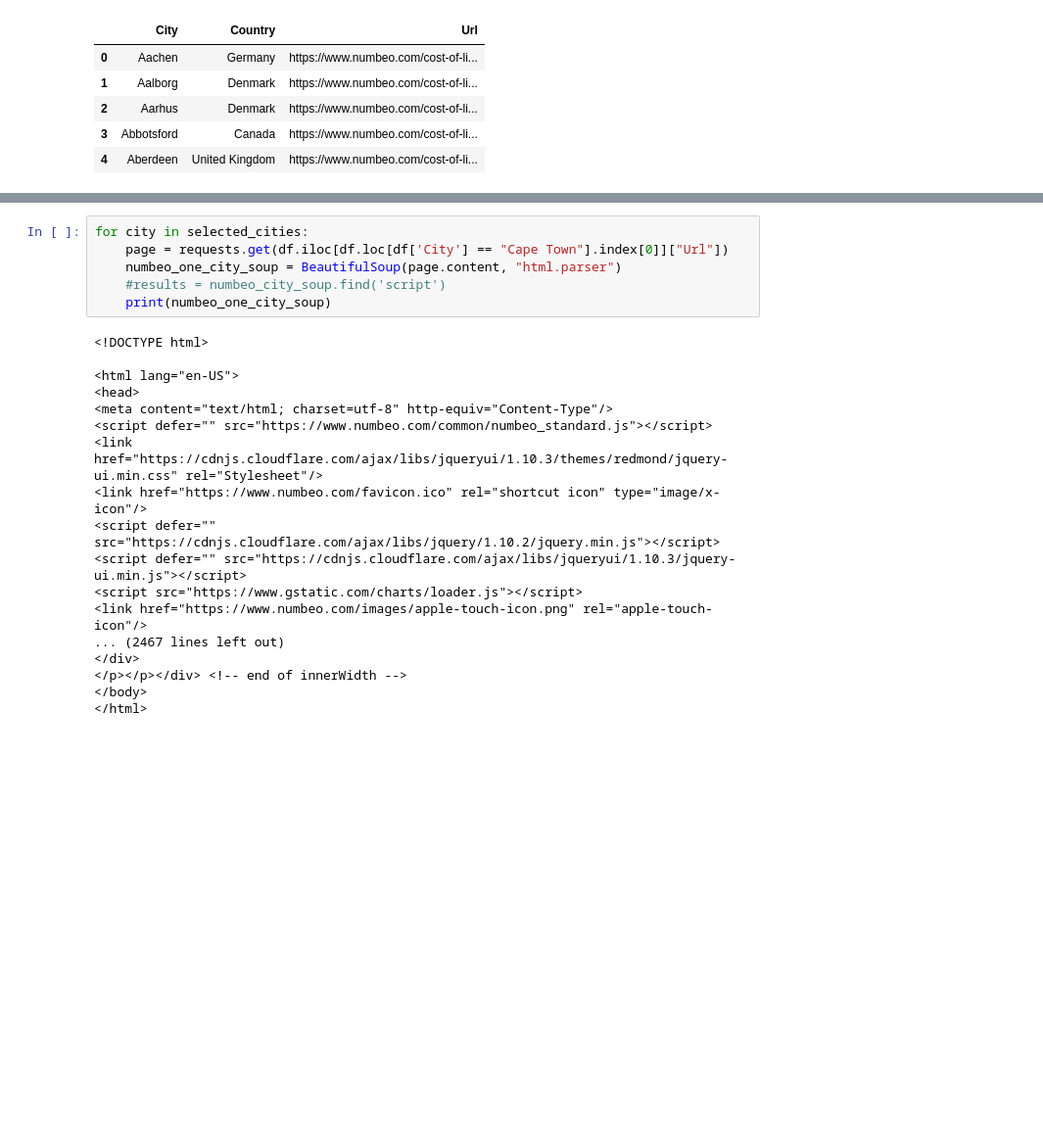
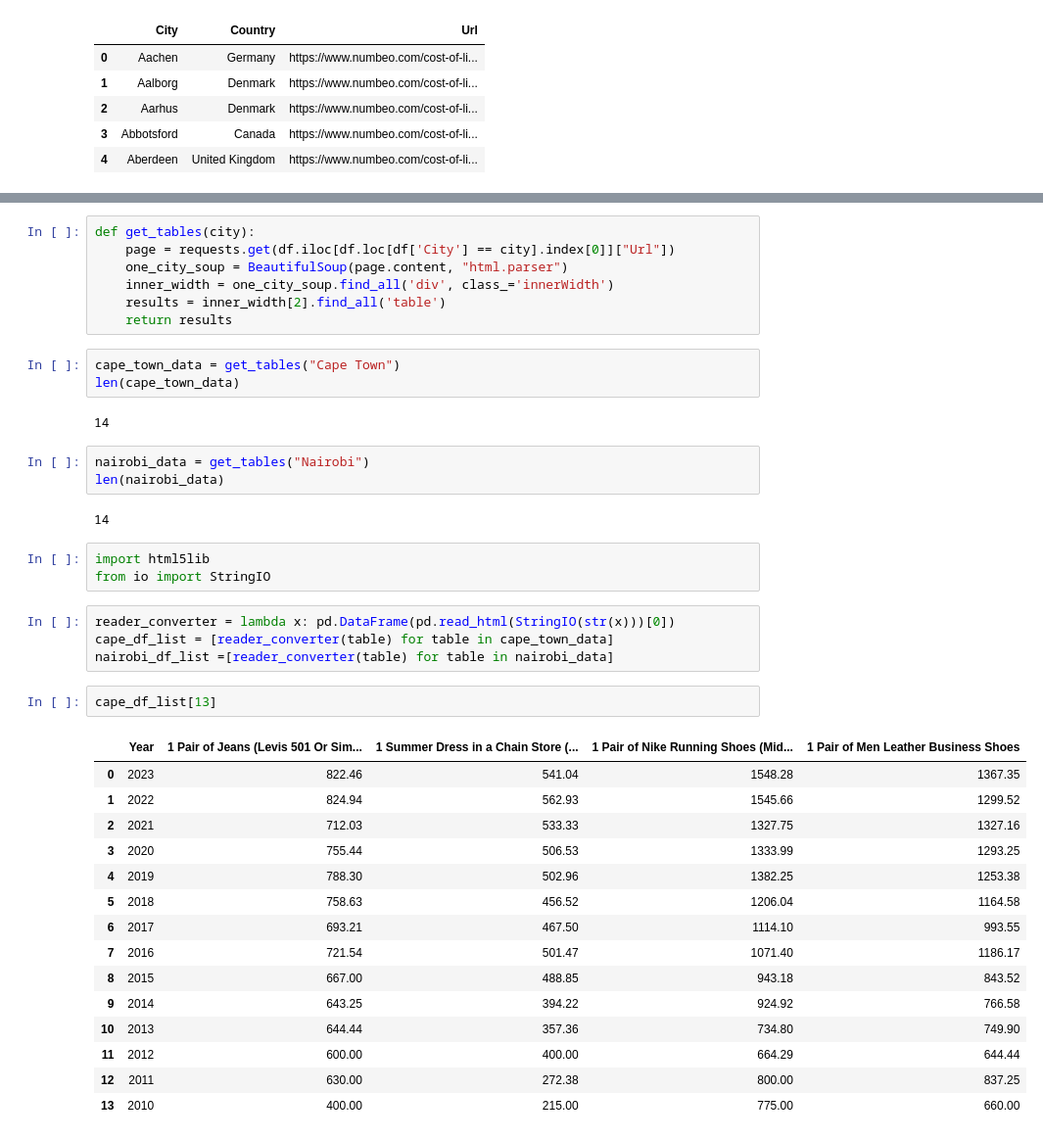
Before and after one commit to xuzmocode4-325/international-city-cost-analysis-data, a Jupyter notebook: international-city-cost-analysis-notebook.ipynb, the cells around one changed output, grey strips where cells are left out. Shown at 98% size. Cells and saved outputs as stored; diff of their text form; blank space fills up the shorter version.

```diff
--- a/international-city-cost-analysis-notebook.ipynb
+++ b/international-city-cost-analysis-notebook.ipynb
@@ -80,24 +60,42 @@ selected_cities = ["Cape Town, Nairobi"]
 # %%
-for city in selected_cities:
-    page = requests.get(df.iloc[df.loc[df['City'] == "Cape Town"].index[0]]["Url"])
-    numbeo_one_city_soup = BeautifulSoup(page.content, "html.parser")
-    #results = numbeo_city_soup.find('script')
-    print(numbeo_one_city_soup)
+def get_tables(city):
+    page = requests.get(df.iloc[df.loc[df['City'] == city].index[0]]["Url"])
+    one_city_soup = BeautifulSoup(page.content, "html.parser")
+    inner_width = one_city_soup.find_all('div', class_='innerWidth')
+    results = inner_width[2].find_all('table')
+    return results
-# %% [output]
-<!DOCTYPE html>
-
-<html lang="en-US">
-<head>
-<meta content="text/html; charset=utf-8" http-equiv="Content-Type"/>
-<script defer="" src="https://www.numbeo.com/common/numbeo_standard.js"></script>
-<link href="https://cdnjs.cloudflare.com/ajax/libs/jqueryui/1.10.3/themes/redmond/jquery-ui.min.css" rel="Stylesheet"/>
-<link href="https://www.numbeo.com/favicon.ico" rel="shortcut icon" type="image/x-icon"/>
-<script defer="" src="https://cdnjs.cloudflare.com/ajax/libs/jquery/1.10.2/jquery.min.js"></script>
-<script defer="" src="https://cdnjs.cloudflare.com/ajax/libs/jqueryui/1.10.3/jquery-ui.min.js"></script>
-<script src="https://www.gstatic.com/charts/loader.js"></script>
-<link href="https://www.numbeo.com/images/apple-touch-icon.png" rel="apple-touch-icon"/>
-... (2467 lines left out)
-</div>
-</p></p></div> <!-- end of innerWidth -->
-</body>
-</html>
+# %%
+cape_town_data = get_tables("Cape Town")
+len(cape_town_data)
+# %% [output]
+14
+# %%
+nairobi_data = get_tables("Nairobi")
+len(nairobi_data)
+# %% [output]
+14
+# %%
+import html5lib
+from io import StringIO
+# %%
+reader_converter = lambda x: pd.DataFrame(pd.read_html(StringIO(str(x)))[0])
+cape_df_list = [reader_converter(table) for table in cape_town_data]
+nairobi_df_list =[reader_converter(table) for table in nairobi_data]
+# %%
+cape_df_list[13]
+# %% [output]
+|  | Year | 1 Pair of Jeans (Levis 501 Or Sim... | 1 Summer Dress in a Chain Store (... | 1 Pair of Nike Running Shoes (Mid... | 1 Pair of Men Leather Business Shoes |
+| 0 | 2023 | 822.46 | 541.04 | 1548.28 | 1367.35 |
+| 1 | 2022 | 824.94 | 562.93 | 1545.66 | 1299.52 |
+| 2 | 2021 | 712.03 | 533.33 | 1327.75 | 1327.16 |
+| 3 | 2020 | 755.44 | 506.53 | 1333.99 | 1293.25 |
+| 4 | 2019 | 788.30 | 502.96 | 1382.25 | 1253.38 |
+| 5 | 2018 | 758.63 | 456.52 | 1206.04 | 1164.58 |
+| 6 | 2017 | 693.21 | 467.50 | 1114.10 | 993.55 |
+| 7 | 2016 | 721.54 | 501.47 | 1071.40 | 1186.17 |
+| 8 | 2015 | 667.00 | 488.85 | 943.18 | 843.52 |
+| 9 | 2014 | 643.25 | 394.22 | 924.92 | 766.58 |
+| 10 | 2013 | 644.44 | 357.36 | 734.80 | 749.90 |
+| 11 | 2012 | 600.00 | 400.00 | 664.29 | 644.44 |
+| 12 | 2011 | 630.00 | 272.38 | 800.00 | 837.25 |
+| 13 | 2010 | 400.00 | 215.00 | 775.00 | 660.00 |
```
Also changed, not shown: parts of 6 cells of this notebook, 28 other files.
